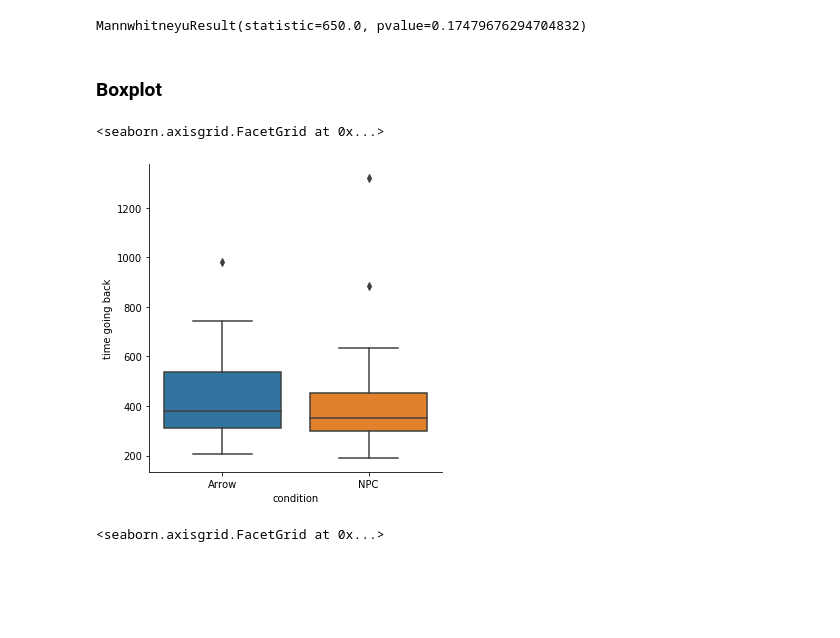
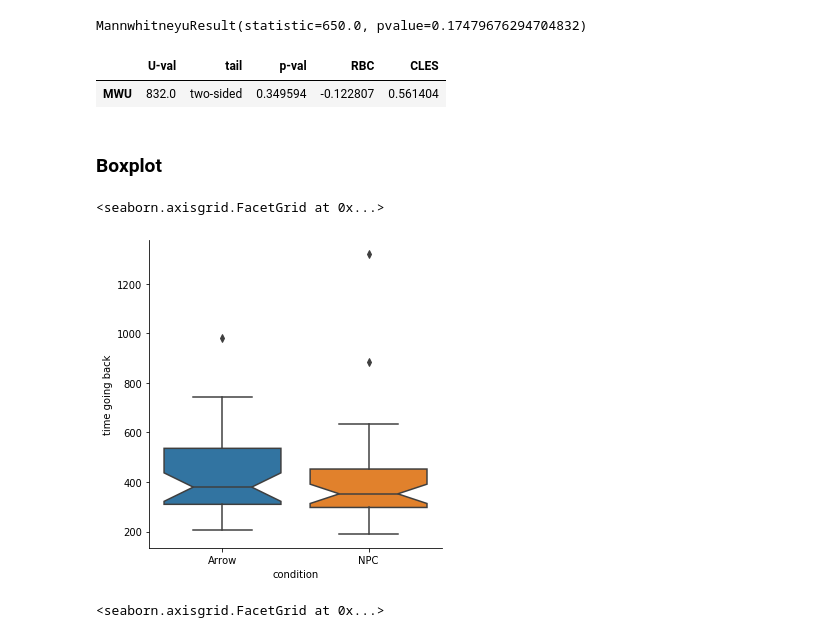
Before and after one commit to latedude2/P5-data-analysis, a Jupyter notebook: P5_result_analysis.ipynb, the cells around one changed output. Saved outputs shown, nothing was run; the diff lists cells and outputs as text; code cells hidden in the pictures; blank space fills up the shorter version.

```diff
--- a/P5_result_analysis.ipynb
+++ b/P5_result_analysis.ipynb
@@ -767,13 +795,20 @@ npcMistakes = data.loc[data["condition"] == "NPC", 'mistakes made']
 stats.mannwhitneyu(arrowMistakes, npcMistakes)
 # %% [output]
 MannwhitneyuResult(statistic=650.0, pvalue=0.17479676294704832)
+# %%
+x = data.loc[data["condition"] == "Arrow", 'mistakes made']
+y = data.loc[data["condition"] == "NPC", 'mistakes made']
+pg.mwu(x,y, tail = 'two-sided')
+# %% [output]
+|  | U-val | tail | p-val | RBC | CLES |
+| MWU | 832.0 | two-sided | 0.349594 | -0.122807 | 0.561404 |
 # %% [markdown]
 ### Boxplot
 # %%
-sns.catplot(x = 'condition', y = "time going back", kind = "box", data = data)
+sns.catplot(x = 'condition', y = "time going back", kind = "box", data = data, notch=True)
 # %% [output]
 <seaborn.axisgrid.FacetGrid at 0x...>
-[figure, old version]
+[figure, new version]
 # %%
 sns.catplot(x = 'condition', y = "time going back", kind = "violin", data = data)
 # %% [output]
```
Also changed, not shown: parts of 12 cells of this notebook.
